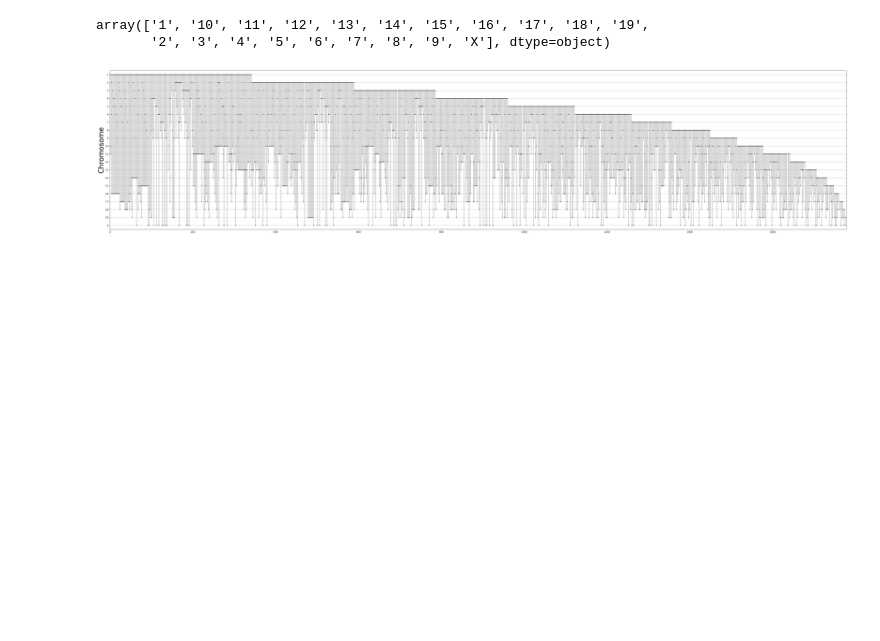
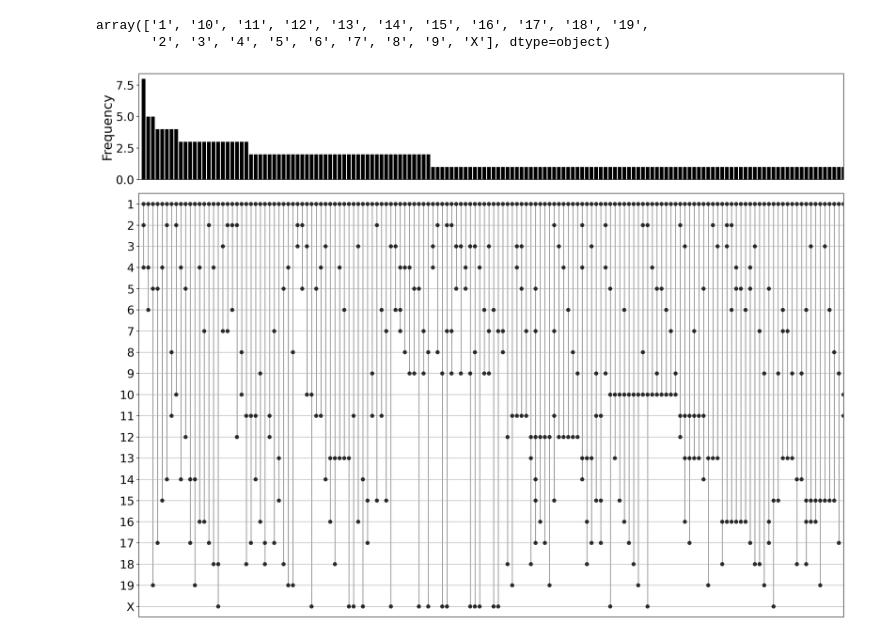
Before and after one commit to CooperStansbury/scPoreC-analysis, a Jupyter notebook: notebooks/incidencePlots.ipynb, the cells around one changed output. Drawn from its saved outputs; the diff is of its cells as text; code cells hidden in the pictures; blank space fills up the shorter version.

```diff
--- a/notebooks/incidencePlots.ipynb
+++ b/notebooks/incidencePlots.ipynb
@@ -375,64 +375,83 @@ array(['1', '10', '11', '12', '13', '14', '15', '16', '17', '18', '19',
        '2', '3', '4', '5', '6', '7', '8', '9', 'X'], dtype=object)
 # %%
 matplotlib.rcParams['figure.dpi'] = 200
-matplotlib.rcParams['figure.figsize'] = 45, 10
+matplotlib.rcParams['figure.figsize'] = 16, 12
+
+chrom = "1"
 
 chromNameCols = list(mlb.classes_)
 
 # count the higher-order contacts to find most frequent
 grp = incidence.groupby(chromNameCols)['nChroms'].count().reset_index()
 grp.columns = chromNameCols + ['n']
 grp['nNorm'] = grp['n'].apply(lambda x: x / grp['n'].max())
 
 # find the minimum chromosome for plotting order
 minChroms = []
 for idx, row in grp.iterrows():
     mask = row[chromNameCols] == 1
     hits = np.array(chromNameCols)[mask.to_list()]
     minChrom = np.min([chromTrans[i] for i in hits])
     minChroms.append(minChrom)
 
 
 grp['minChrom'] = minChroms
-grp = grp.sort_values(by='minChrom', ascending=True)
+# grp = grp.sort_values(by='minChrom', ascending=True)
+grp = grp.sort_values(by='n', ascending=False)
+
+
+fig, ax = plt.subplots(2, 1, gridspec_kw={'height_ratios': [1, 4]}, sharex=True)
+
+
+
+freqs = {}
 
 contactInd = 0
 for idx, row in grp.iterrows():
 
-    contactInd += 1
     mask = row[chromNameCols] > 0
     toPlot = row[chromNameCols][mask]
 
-    if len(toPlot) > 1:
-        contactInd += 1
-        plotChroms = [chromTrans[x] for x in toPlot.index]
-        plotInd = [contactInd] * len(plotChroms)
+    if chrom in toPlot:
 
-        plt.plot(plotInd,
-                 plotChroms,
-                 c = 'k',
-                 alpha=0.5,
-#                  lw=row['nNorm'] * 500,
-                 lw=1,
-                 zorder=1)
+        if len(toPlot) > 2:
+            contactInd += 1
+            plotChroms = [chromTrans[x] for x in toPlot.index]
+            plotInd = [contactInd] * len(plotChroms)
 
-        plt.scatter(plotInd,
-                    plotChroms,
-#                     s=np.sqrt(row['n']) * 4,
-                    s=10,
-                    alpha=0.8,
-#                     marker='s',
-                    facecolor='k',
-                    edgecolor='None',
-                    zorder=2)
+            ax[1].plot(plotInd,
+                     plotChroms,
+                     c = 'k',
+                     alpha=0.5,
+    #                  lw=row['nNorm'] * 500,
+                     lw=1,
+                     zorder=1)
 
-plt.ylabel('Chromosome', fontsize=30)
+            ax[1].scatter(plotInd,
+                        plotChroms,
+                        s=40,
+                        alpha=0.8,
+    #                     marker='s',
+                        facecolor='k',
+                        edgecolor='None',
+                        zorder=2)
+
+            freqs[contactInd] = row['n']
+
+# plt.ylabel('Chromosome', fontsize=30)
+ax[1].set_xlim(0, contactInd)
+ax[1].set_ylim(20.5, 0.5)
+ax[1].set_yticks(list(chromTrans.values()))
+ax[1].set_yticklabels(list(chromTrans.keys()), fontsize=18)
+ax[1].set_xticks([])
+ax[1].set_xticklabels([])
+ax[1].grid(axis='y')
+
+ax[0].bar(list(freqs.keys()), list(freqs.values()), color='k')
+ax[0].tick_params(axis='y', which='major', labelsize=18)
+ax[0].set_ylabel("Frequency", fontsize=20)
+
+
 plt.tight_layout()
-plt.xlim(0, contactInd)
-plt.ylim(20.5, 0.5)
-
-plt.gca().set_yticks(list(chromTrans.values()))
-plt.gca().set_yticklabels(list(chromTrans.keys()))
-plt.grid(axis='y')
 # %% [output]
-[figure, old version]
+[figure, new version]
```
Also changed, not shown: parts of 4 cells of this notebook, 6 other files.
